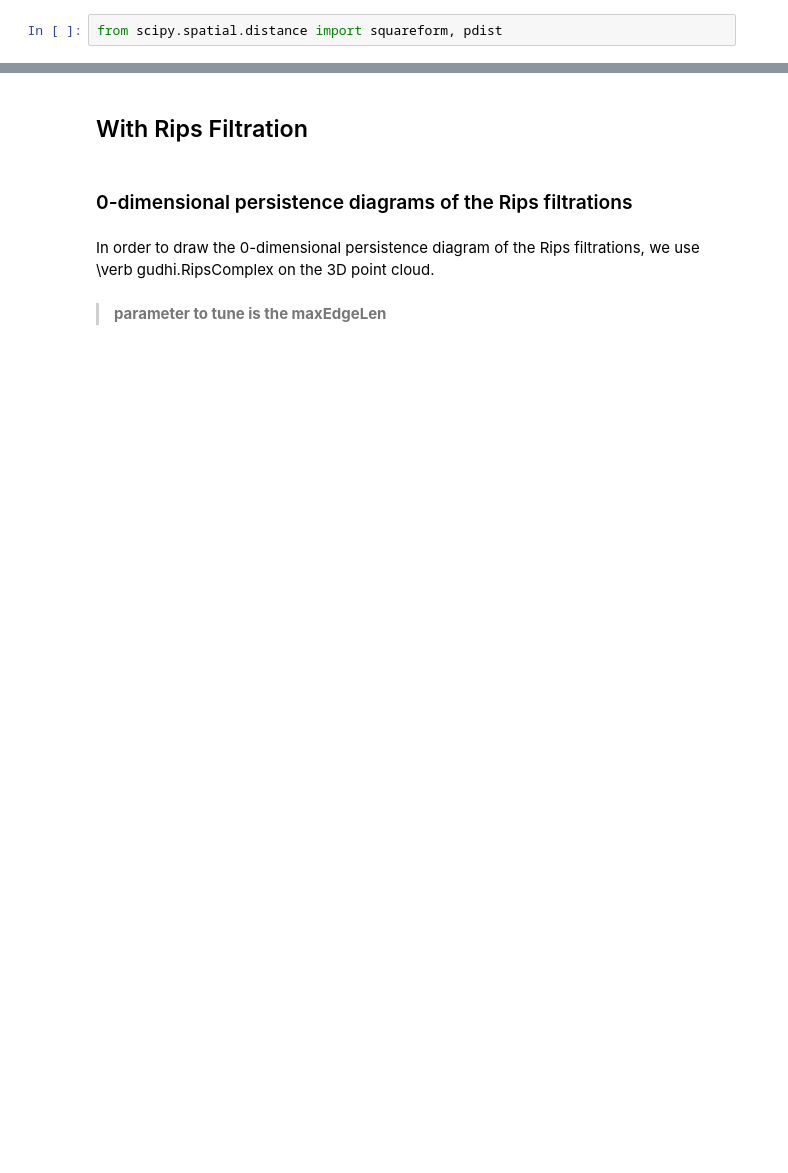
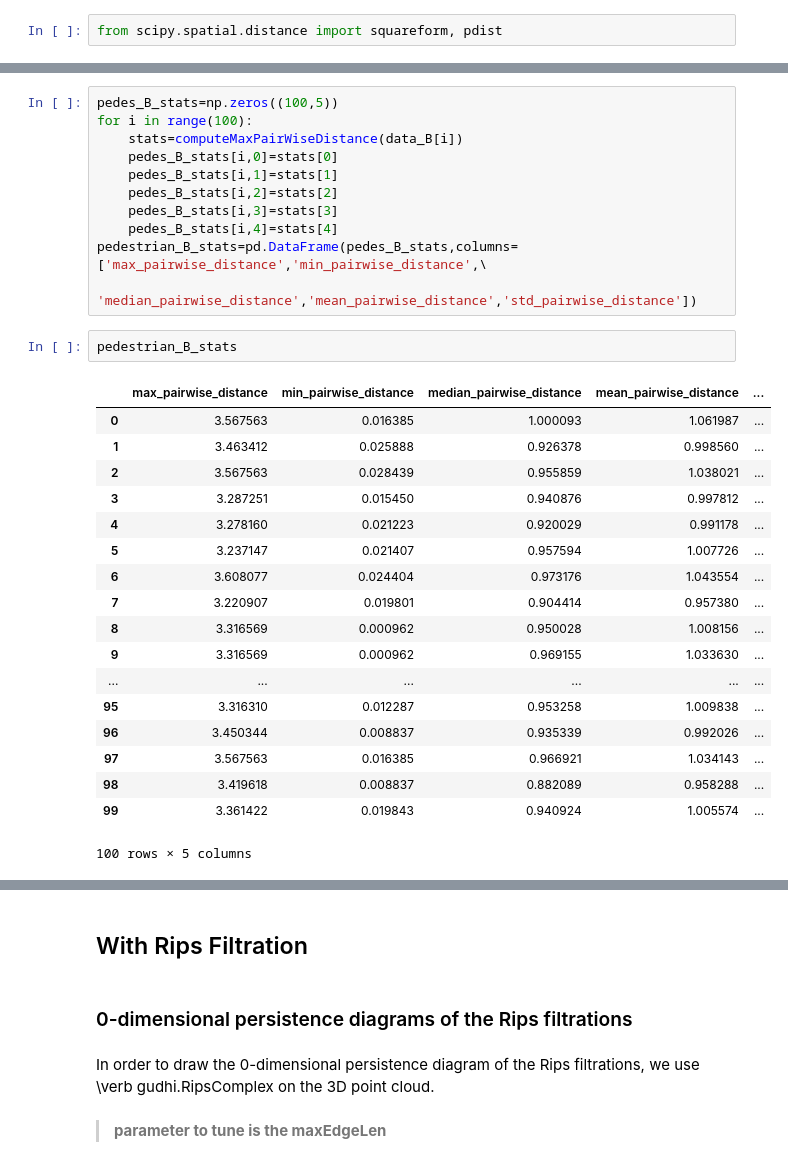
Before and after one commit to melisandeteng/PersistentHomology, a Jupyter notebook: dataSmartphoneProject.ipynb, the cells around one changed output, grey strips where cells are left out. Cells and saved outputs as stored; diff of their text form; blank space fills up the shorter version.

```diff
--- a/dataSmartphoneProject.ipynb
+++ b/dataSmartphoneProject.ipynb
@@ -65,0 +91,32 @@ print(average_distance_C)
+# %%
+pedes_B_stats=np.zeros((100,5))
+for i in range(100):
+    stats=computeMaxPairWiseDistance(data_B[i])
+    pedes_B_stats[i,0]=stats[0]
+    pedes_B_stats[i,1]=stats[1]
+    pedes_B_stats[i,2]=stats[2]
+    pedes_B_stats[i,3]=stats[3]
+    pedes_B_stats[i,4]=stats[4]
+pedestrian_B_stats=pd.DataFrame(pedes_B_stats,columns=['max_pairwise_distance','min_pairwise_distance',\
+                                                       'median_pairwise_distance','mean_pairwise_distance','std_pairwise_distance'])
+# %%
+pedestrian_B_stats
+# %% [output]
+|  | max_pairwise_distance | min_pairwise_distance | median_pairwise_distance | mean_pairwise_distance | ... |
+| 0 | 3.567563 | 0.016385 | 1.000093 | 1.061987 | ... |
+| 1 | 3.463412 | 0.025888 | 0.926378 | 0.998560 | ... |
+| 2 | 3.567563 | 0.028439 | 0.955859 | 1.038021 | ... |
+| 3 | 3.287251 | 0.015450 | 0.940876 | 0.997812 | ... |
+| 4 | 3.278160 | 0.021223 | 0.920029 | 0.991178 | ... |
+| 5 | 3.237147 | 0.021407 | 0.957594 | 1.007726 | ... |
+| 6 | 3.608077 | 0.024404 | 0.973176 | 1.043554 | ... |
+| 7 | 3.220907 | 0.019801 | 0.904414 | 0.957380 | ... |
+| 8 | 3.316569 | 0.000962 | 0.950028 | 1.008156 | ... |
+| 9 | 3.316569 | 0.000962 | 0.969155 | 1.033630 | ... |
+| ... | ... | ... | ... | ... | ... |
+| 95 | 3.316310 | 0.012287 | 0.953258 | 1.009838 | ... |
+| 96 | 3.450344 | 0.008837 | 0.935339 | 0.992026 | ... |
+| 97 | 3.567563 | 0.016385 | 0.966921 | 1.034143 | ... |
+| 98 | 3.419618 | 0.008837 | 0.882089 | 0.958288 | ... |
+| 99 | 3.361422 | 0.019843 | 0.940924 | 1.005574 | ... |
+100 rows × 5 columns
```
Also changed, not shown: parts of 35 cells of this notebook.
